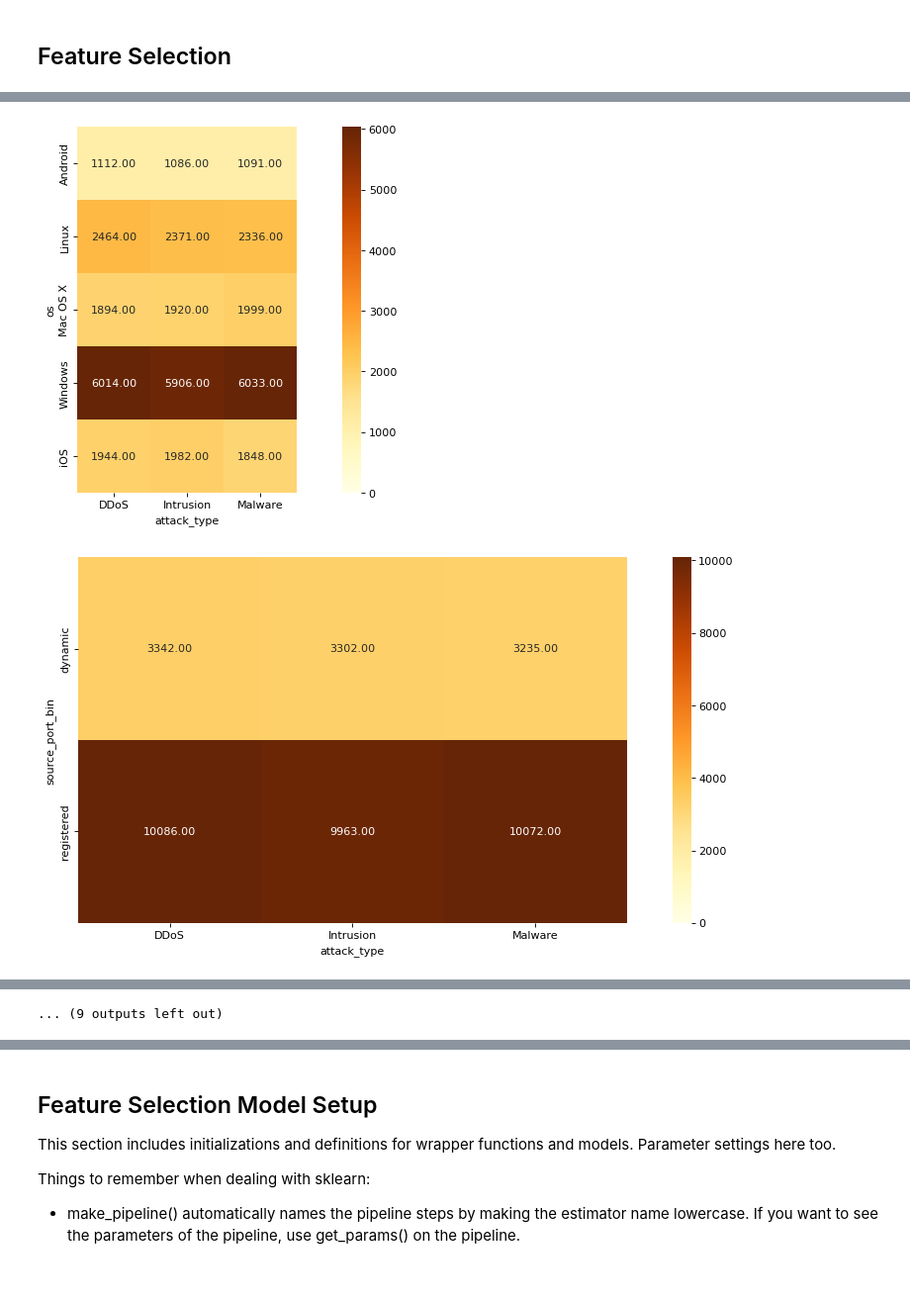
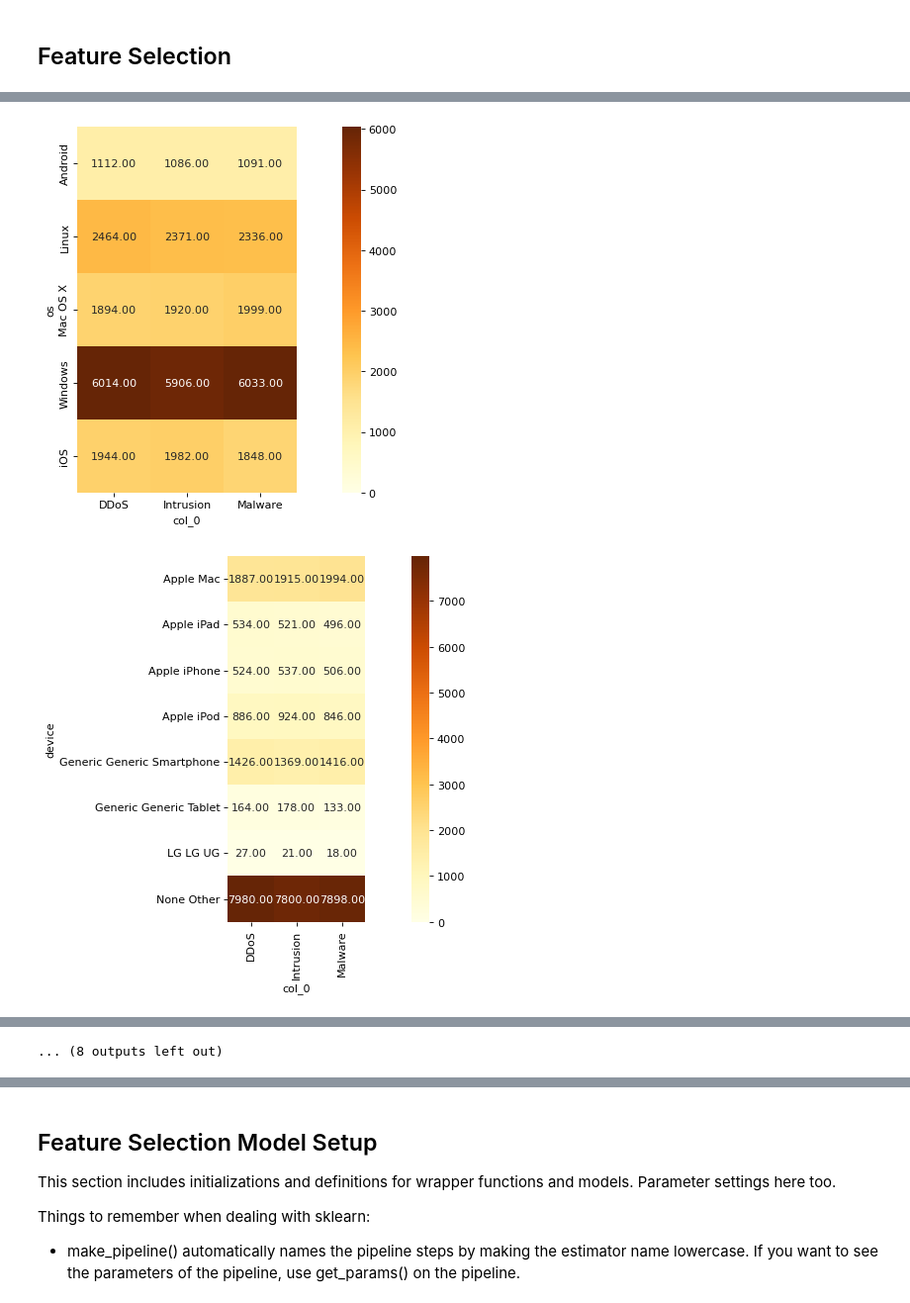
Before and after one commit to dominicbraam/cyberattack-model, a Jupyter notebook: notebooks/A__Main.ipynb, the cells around one changed output, grey strips where cells are left out. Shown at 99% size. Cells and saved outputs as stored; diff of their text form; code cells hidden in the pictures; blank space fills up the shorter version.

```diff
--- a/notebooks/A__Main.ipynb
+++ b/notebooks/A__Main.ipynb
@@ -516,6 +601,7 @@ We can see that 4 out of the 5 new bools are related to alerts so a new column c
 Additionally, we can get an count of all alerts into a new column, alert_count.
 # %%
 def has_system_alert(row):
+    """True if any of the alert fields are true."""
     return True if row['has_malware_indicator'] or row['has_alerts_and_warnings'] or row['has_firewall_log'] or row['has_ids_ips_alert'] else False
 
 def count_alerts(row):
@@ -575,11 +661,14 @@ Small          5407
 Name: count, dtype: int64
 # %%
 def is_popular_port(port):
+    """Uses the external dataset (list) to get popular ports."""
     return True if port in l_ports else False
 
 df['is_popular_source_port'] = df['source_port'].apply(is_popular_port)
 df['is_popular_destination_port'] = df['destination_port'].apply(is_popular_port)
-df['protocol_uses_ports'] = df['protocol'].apply(lambda x : True if x == 'ICMP' else False)
+
+# protocol_uses_ports created because it is understood that ICMP does not use ports
+df['protocol_uses_ports'] = df['protocol'].apply(lambda x : False if x == 'ICMP' else True)
 
 print(df['is_popular_source_port'].value_counts())
 print(df['is_popular_destination_port'].value_counts())
@@ -599,11 +688 @@ True     13429
 Name: count, dtype: int64
-# %%
-df['protocol_packet_type'] = df[['protocol', 'packet_type']].apply('_'.join, axis=1)
-df['protocol_traffic_type'] = df[['protocol', 'packet_type']].apply('_'.join, axis=1)
-df['source_port_bin__uses_port'] = df.apply(
-    lambda x: '_'.join([x['source_port_bin'], str(x['protocol_uses_ports'])]), axis=1
-)
-df['destination_port_bin__uses_port'] = df.apply(
-    lambda x: '_'.join([x['destination_port_bin'], str(x['protocol_uses_ports'])]), axis=1
-)
-df.head(3)
@@ -773,7 +757,7 @@ The columns being dropped are based on the above sections of data transformation
 # %%
 columns_to_drop = [
     'malware_indicators', 'alerts_and_warnings', 'proxy_information', 'firewall_logs', 'ids_and_ips_alerts',
-    'source_port', 'destination_port', 'packet_length', 'payload_data', 'geo-location_data'
+    'source_port', 'destination_port', 'packet_length', 'payload_data', 'geo-location_data', 'year'
 ]
 df.drop(columns_to_drop, axis=1, inplace=True)
 # %% [markdown]
@@ -983,8 +1102,7 @@ class FeatureHandler():
 # %% [markdown]
 ## Feature Selection
 # %%
-fh_fc = FeatureHandler()
-for feature in fh_fc.features['onehot']:
-    contingency_table = pd.crosstab(df[feature], df['attack_type'])
+for feature in fh.features['onehot']:
+    contingency_table = pd.crosstab(fh.X[feature], fh.y)
     heatmap_from_contingency(contingency_table)
 # %% [output]
@@ -999,2 +1117,2 @@ for feature in fh_fc.features['onehot']:
-[figure, old version]
+[figure, new version]
-[figure, old version]
+[figure, new version]
@@ -1003,4 +1121,4 @@ for feature in fh_fc.features['onehot']:
-... (9 outputs left out)
+... (8 outputs left out)
 # %% [markdown]
 ### Chi^2 Test (Visual)
 
```
Also changed, not shown: parts of 101 cells of this notebook, 1 other file.
